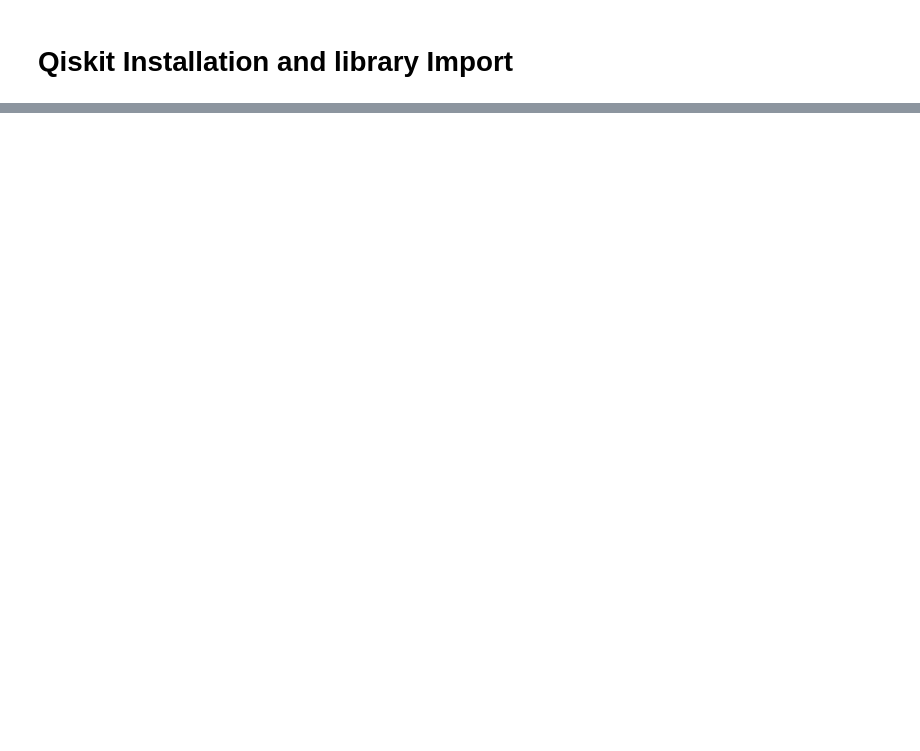
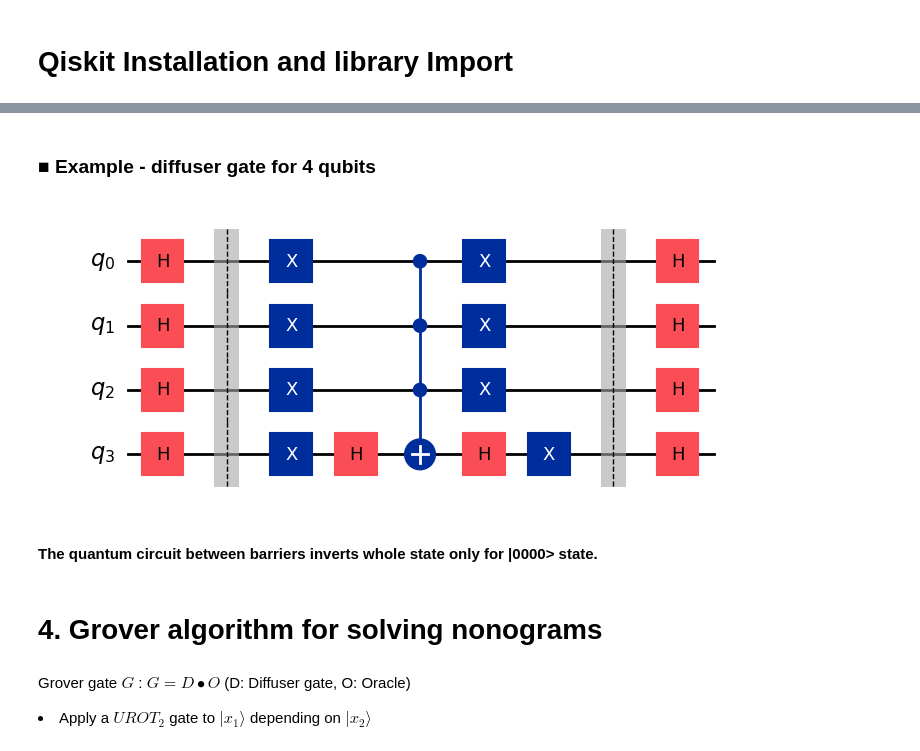
Before and after one commit to ypooh2042/Grover-algorithm-for-nonogram, a Jupyter notebook: grover_nonogram.ipynb, the cells around one changed output, grey strips where cells are left out. Drawn from its saved outputs; the diff is of its cells as text; code cells hidden in the pictures; blank space fills up the shorter version.

```diff
--- a/grover_nonogram.ipynb
+++ b/grover_nonogram.ipynb
@@ -80 +110,31 @@ qc_test.draw(output="mpl", reverse_bits=True)
+# %% [markdown]
+### ■ Example - diffuser gate for 4 qubits
+# %%
+qc = QuantumCircuit(4)
+# Apply transformation |s> -> |00..0> (H-gates)
+for qubit in range(4): qc.h(qubit)
+qc.barrier(range(4))
+# Apply transformation |00..0> -> |11..1> (X-gates)
+for qubit in range(4): qc.x(qubit)
+# Do multi-controlled-Z gate
+qc.h(4-1)
+qc.mcx(list(range(4-1)), 4-1)  # multi-controlled-toffoli (CCCX)
+qc.h(4-1)
+# Apply transformation |11..1> -> |00..0>
+for qubit in range(4): qc.x(qubit)
+qc.barrier(range(4))
+# Apply transformation |00..0> -> |s>
+for qubit in range(4): qc.h(qubit)
+# We will return the diffuser as a gate
+
+qc.draw(output="mpl", reverse_bits=False)
+# %% [output]
+[figure, added]
+# %% [markdown]
+#### The quantum circuit between barriers inverts whole state only for |0000> state.
+# %% [markdown]
+# 4. Grover algorithm for solving nonograms
+# %% [markdown]
+Grover gate $G$ : $ G = D∙O $  (D: Diffuser gate, O: Oracle)
+<li> Apply a $UROT_2$ gate to $\vert x_1\rangle$ depending on $\vert x_2\rangle$
 # %%
```
Also changed, not shown: parts of 21 cells of this notebook.
